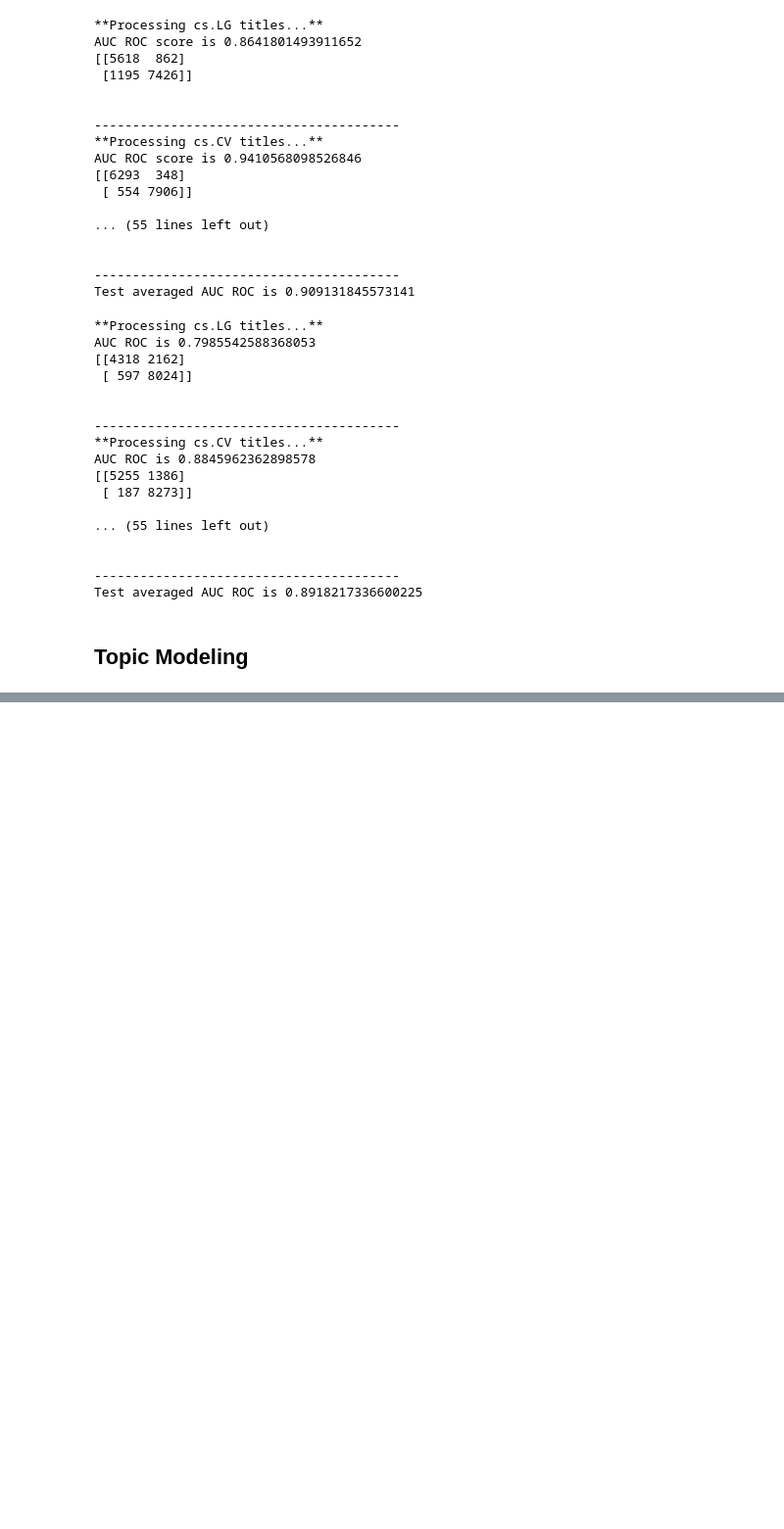
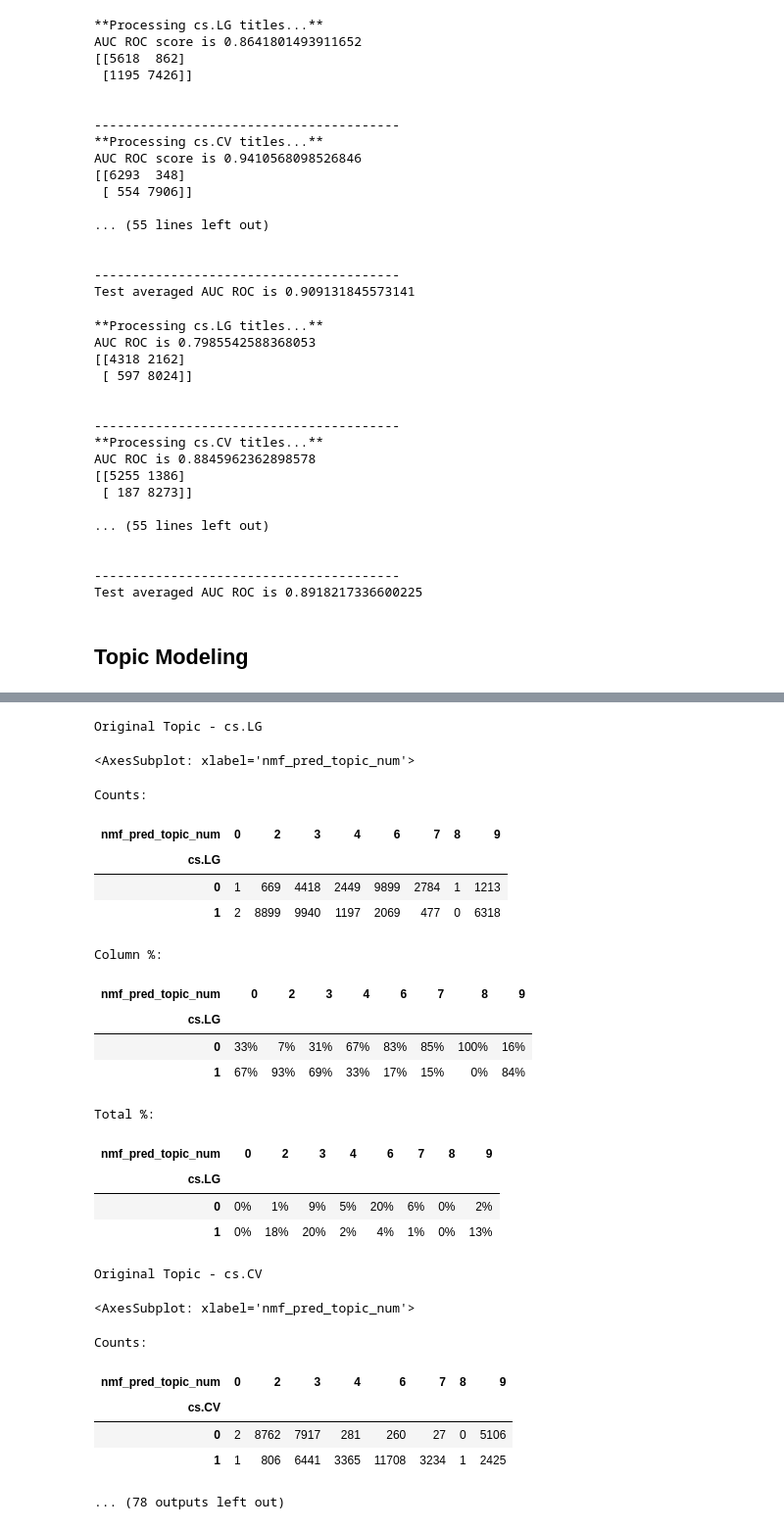
Before and after one commit to ADS-509-01-SP23-Applied-Text-Mining/ADS-509_Final_Project, a Jupyter notebook: ADS-509_Team4-Topic_Modeling_Classification_Model.ipynb, the cells around one changed output, grey strips where cells are left out. Shown at 98% size. Drawn from its saved outputs; the diff is of its cells as text; code cells hidden in the pictures; blank space fills up the shorter version.

```diff
--- a/ADS-509_Team4-Topic_Modeling_Classification_Model.ipynb
+++ b/ADS-509_Team4-Topic_Modeling_Classification_Model.ipynb
@@ -511,0 +697,6 @@ Test averaged AUC ROC is 0.8918217336600225
+# %%
+# Fit your LDA model here
+
+lda_text_model = LatentDirichletAllocation(n_components=10, random_state=0)
+W_lda_text_matrix = lda_text_model.fit_transform(tfidf_text_vectors)
+H_lda_text_matrix = lda_text_model.components_
@@ -511,0 +725,48 @@ Test averaged AUC ROC is 0.8918217336600225
+# %%
+# Evaluate the Categories
+df_new = df.copy()
+
+# Get the top predicted topic
+predicted_topics = [np.argsort(each)[::-1][0] for each in W_lda_text_matrix]
+
+# Add to the df
+df_new['nmf_pred_topic_num'] = predicted_topics
+
+# Create Crosstab
+for _, col in enumerate(df_new.columns[4:14]):
+    print("Original Topic -", col)
+    chart_df = pd.crosstab(df_new["nmf_pred_topic_num"], df_new[col],  dropna=False)
+    display(chart_df.plot(kind="bar", stacked=True, rot=0))
+    print("Counts:")
+    display(pd.crosstab(df_new[col], df_new["nmf_pred_topic_num"], dropna=False))
+    print("Column %:")
+    display(pd.crosstab(df_new[col], df_new["nmf_pred_topic_num"], dropna=False, normalize='columns').style.format("{:.0%}"))
+    print("Total %:")
+    display(pd.crosstab(df_new[col], df_new["nmf_pred_topic_num"], dropna=False, normalize='all').style.format("{:.0%}"))
+    print('\n')
+# %% [output]
+Original Topic - cs.LG
+<AxesSubplot: xlabel='nmf_pred_topic_num'>
+Counts:
+| nmf_pred_topic_num | 0 | 2 | 3 | 4 | 6 | 7 | 8 | 9 |
+| cs.LG |  |  |  |  |  |  |  |  |
+| 0 | 1 | 669 | 4418 | 2449 | 9899 | 2784 | 1 | 1213 |
+| 1 | 2 | 8899 | 9940 | 1197 | 2069 | 477 | 0 | 6318 |
+Column %:
+| nmf_pred_topic_num | 0 | 2 | 3 | 4 | 6 | 7 | 8 | 9 |
+| cs.LG |  |  |  |  |  |  |  |  |
+| 0 | 33% | 7% | 31% | 67% | 83% | 85% | 100% | 16% |
+| 1 | 67% | 93% | 69% | 33% | 17% | 15% | 0% | 84% |
+Total %:
+| nmf_pred_topic_num | 0 | 2 | 3 | 4 | 6 | 7 | 8 | 9 |
+| cs.LG |  |  |  |  |  |  |  |  |
+| 0 | 0% | 1% | 9% | 5% | 20% | 6% | 0% | 2% |
+| 1 | 0% | 18% | 20% | 2% | 4% | 1% | 0% | 13% |
+Original Topic - cs.CV
+<AxesSubplot: xlabel='nmf_pred_topic_num'>
+Counts:
+| nmf_pred_topic_num | 0 | 2 | 3 | 4 | 6 | 7 | 8 | 9 |
+| cs.CV |  |  |  |  |  |  |  |  |
+| 0 | 2 | 8762 | 7917 | 281 | 260 | 27 | 0 | 5106 |
+| 1 | 1 | 806 | 6441 | 3365 | 11708 | 3234 | 1 | 2425 |
+... (78 outputs left out)
```
Also changed, not shown: parts of 19 cells of this notebook.
